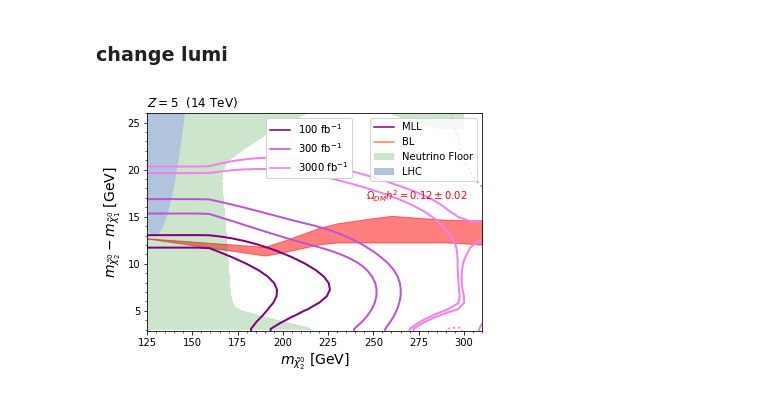
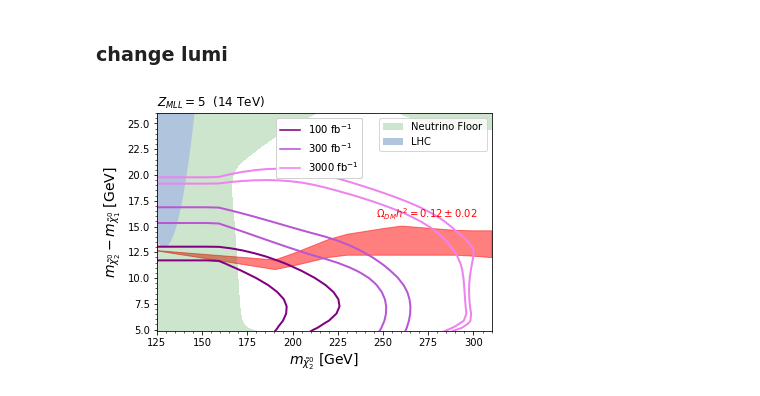
Before and after one commit to Martindelosrios/MLLHC, a Jupyter notebook: codes/AnalysisVars.ipynb, the cells around one changed output. Cells and saved outputs as stored; diff of their text form; code cells hidden in the pictures.

```diff
--- a/codes/AnalysisVars.ipynb
+++ b/codes/AnalysisVars.ipynb
@@ -4730,7 +4731,7 @@ z = np.log10(sigma_eff) - np.log10(sigma_nufog(mchi1)) # log diff, easier to int
 print('min y axis value: ', min(y))
 
 # Grid to interpolate
-xi = np.linspace(120, 300, 300)
+xi = np.linspace(120, 320, 300)
 yi = np.linspace(3, 45, 300)
 xi, yi = np.meshgrid(xi, yi)
 
@@ -5695,9 +5689,9 @@ cm = ax.contour(mx02_new, deltam_new, Z_MLL_new_min_300.T, levels = [-10,5],
 #f0 = interp1d(c0.allsegs[2][0][:,0], c0.allsegs[2][0][:,1], fill_value = 'extrapolate')
 #fm = interp1d(cm.allsegs[2][0][:,0], cm.allsegs[2][0][:,1], fill_value = 'extrapolate')
 
-c0 = ax.contour(mx02_new, deltam_new, Z_MLL_new_3000.T, levels = [-10,5],
+c0 = ax.contour(mx02_new, deltam_new, Z_MLL_new_3000.T, levels = [-100,6],
             linestyles = ['dotted', 'solid'], colors = ['violet'], linewidths = [2],alpha=1)
-cm = ax.contour(mx02_new, deltam_new, Z_MLL_new_min_3000.T, levels = [-10,5],
+cm = ax.contour(mx02_new, deltam_new, Z_MLL_new_min_3000.T, levels = [-100,6],
             linestyles = ['dotted', 'solid'], colors = ['violet'], linewidths = [2], alpha = 1)
 
 #f0 = interp1d(c0.allsegs[2][0][:,0], c0.allsegs[2][0][:,1], fill_value = 'extrapolate')
@@ -5706,35 +5700,35 @@ cm = ax.contour(mx02_new, deltam_new, Z_MLL_new_min_3000.T, levels = [-10,5],
 ax.set_xlabel(r'$m_{\tilde{\chi}_2^0}$ [GeV]', fontsize=14)
 ax.set_ylabel(r'$m_{\tilde{\chi}_2^0}-m_{\tilde{\chi}_1^0}$ [GeV]', fontsize=14)
 
 line_MLL = Line2D([0], [0], label='MLL', color=MLL_color)
 line_BL = Line2D([0], [0], label='BL', color='coral')
 line_nu = Patch(facecolor='green', alpha=0.2, label='Neutrino Floor')
 line_lhc = Patch(facecolor='lightsteelblue', alpha=1,label='LHC')
 
 handles, labels = plt.gca().get_legend_handles_labels()
-handles.extend([line_MLL, line_BL, line_nu, line_lhc])
+handles.extend([line_nu, line_lhc])
 legend0 = ax.legend(handles=handles, loc = 'upper right')
 plt.gca().add_artist(legend0)
 
 line_100 = Line2D([0], [0], label='$100$ fb$^{-1}$ (14 TeV)', color=MLL_color, linestyle = 'solid')
 line_300 = Line2D([0], [0], label='$300$ fb$^{-1}$ (14 TeV)', color='mediumorchid', linestyle = 'solid')
 line_3000 = Line2D([0], [0], label='$3000$ fb$^{-1}$ (14 TeV)', color='violet', linestyle = 'solid')
 legend1 = ax.legend([line_100, line_300, line_3000], ['$100$ fb$^{-1}$', '$300$ fb$^{-1}$', '$3000$ fb$^{-1}$'], loc=2, bbox_to_anchor=(0.34,1))
 plt.gca().add_artist(legend1)
 
-ax.text(246, 16.8, '$\\Omega_{DM}h^{2} = 0.12 \\pm 0.02$', color = 'red')
+ax.text(246, 15.8, '$\\Omega_{DM}h^{2} = 0.12 \\pm 0.02$', color = 'red')
 
 plt.fill_between(dm0_new, deltam_min, deltam_max, color = 'red', zorder = 1, alpha = 0.5)
 
-ax.set_title('$Z = 5 \ \ $(14 TeV)', loc = 'left')
+ax.set_title('$Z_{MLL} = 5 \ \ $(14 TeV)', loc = 'left')
 ax.contourf(xi_v1, yi_v1, zi_nufog_smooth_v1, levels=[np.min(zi_nufog_smooth_v1), 0], colors=['green'], alpha=0.2)
 
 
-ax.set_ylim(2.9,26)
+ax.set_ylim(4.9,26)
 ax.set_xlim(125,310)
 ax.minorticks_on()
 ax.fill_between(mx02_lhc_v1, deltam_lhc_v1, 40, color = 'lightsteelblue', alpha = 1, zorder = 1)
 
 plt.savefig('../graph/contour_plot_BPI_preliminar_w-statErrors_highLumi_v2.pdf', bbox_inches="tight")
 # %% [output]
-[figure, old version]
+[figure, new version]
```
Also changed, not shown: parts of 7 cells of this notebook.
